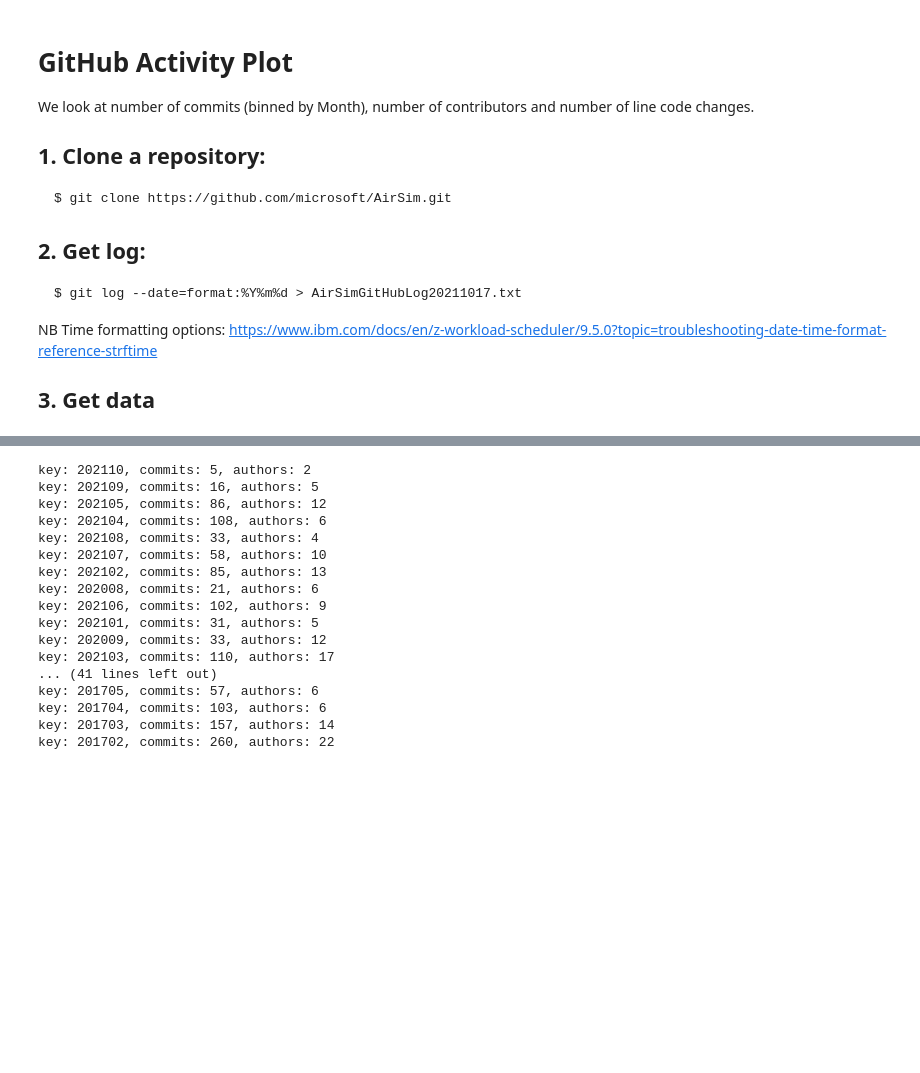
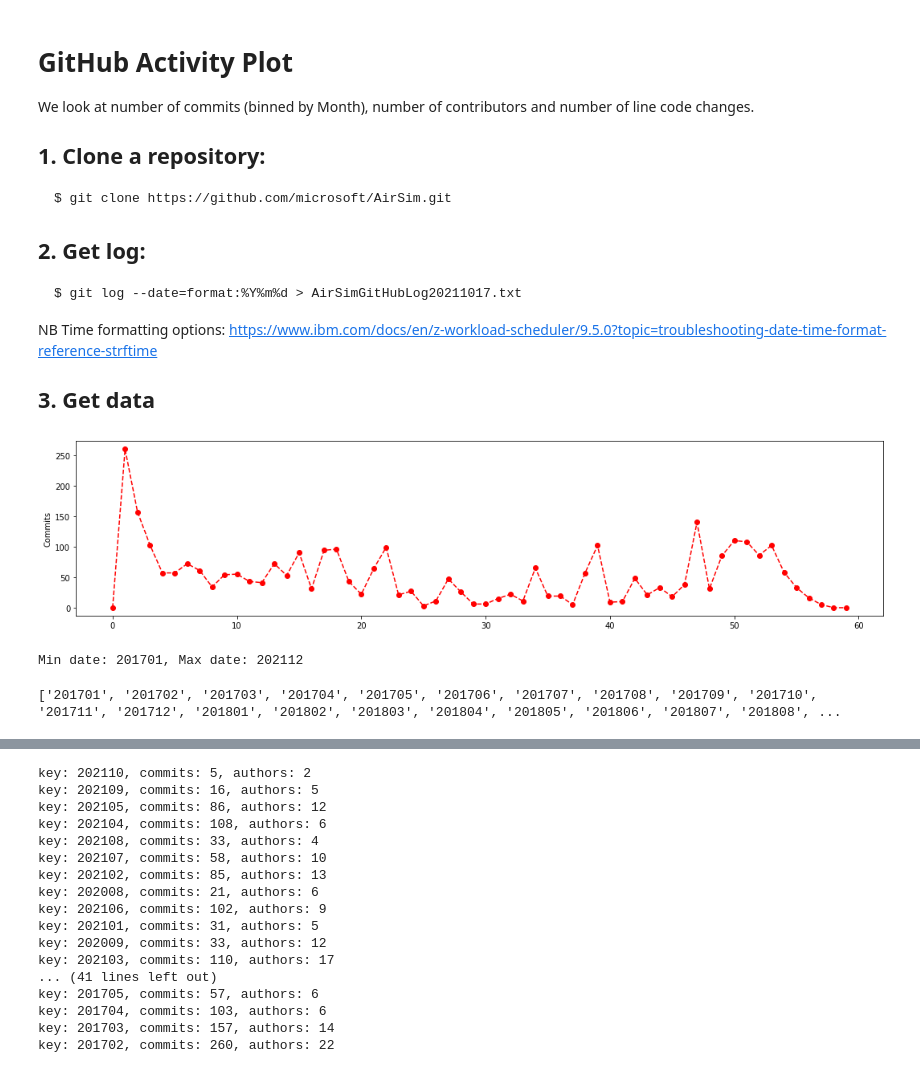
Before and after one commit to dsikar/IJCNN2022, a Jupyter notebook: GitHubActivityPlot.ipynb, the cells around one changed output, grey strips where cells are left out. Cells and saved outputs as stored; diff of their text form; code cells hidden in the pictures; blank space fills up the shorter version.

Commit message:
Generating plots of commits and authors

```diff
--- a/GitHubActivityPlot.ipynb
+++ b/GitHubActivityPlot.ipynb
@@ -108,11 +212,21 @@ class CommitInfo():
 # %%
-# We start by opening the file
-ci = CommitInfo()
-# file = open("ShortLog.txt", "r")
-# file = open("MediumLog.txt", "r")
+# AirSim
+asim = CommitInfo()
 file = open("AirSimGitHubLog20211017.txt", "r")
 for line in file:
-    ci.process_line(line)
-# last commit
-ci.process_commit("dummy_commit")
+    asim.process_line(line)
 file.close()
+asim.pad_sort_counts()
+asim.plot_graph()
+# %% [output]
+[figure, added]
+Min date: 201701, Max date: 202112
+# %%
+#for i in range(0, len(asim.range_keys)):
+#    print(asim.range_keys[i])
+# print(asim.commits)
+# print('202501' in asim.commits)
+# asim.ccnt
+print(asim.range_keys)
+# %% [output]
+['201701', '201702', '201703', '201704', '201705', '201706', '201707', '201708', '201709', '201710', '201711', '201712', '201801', '201802', '201803', '201804', '201805', '201806', '201807', '201808', ...
```
Also changed, not shown: parts of 15 cells of this notebook, 5 other files.
